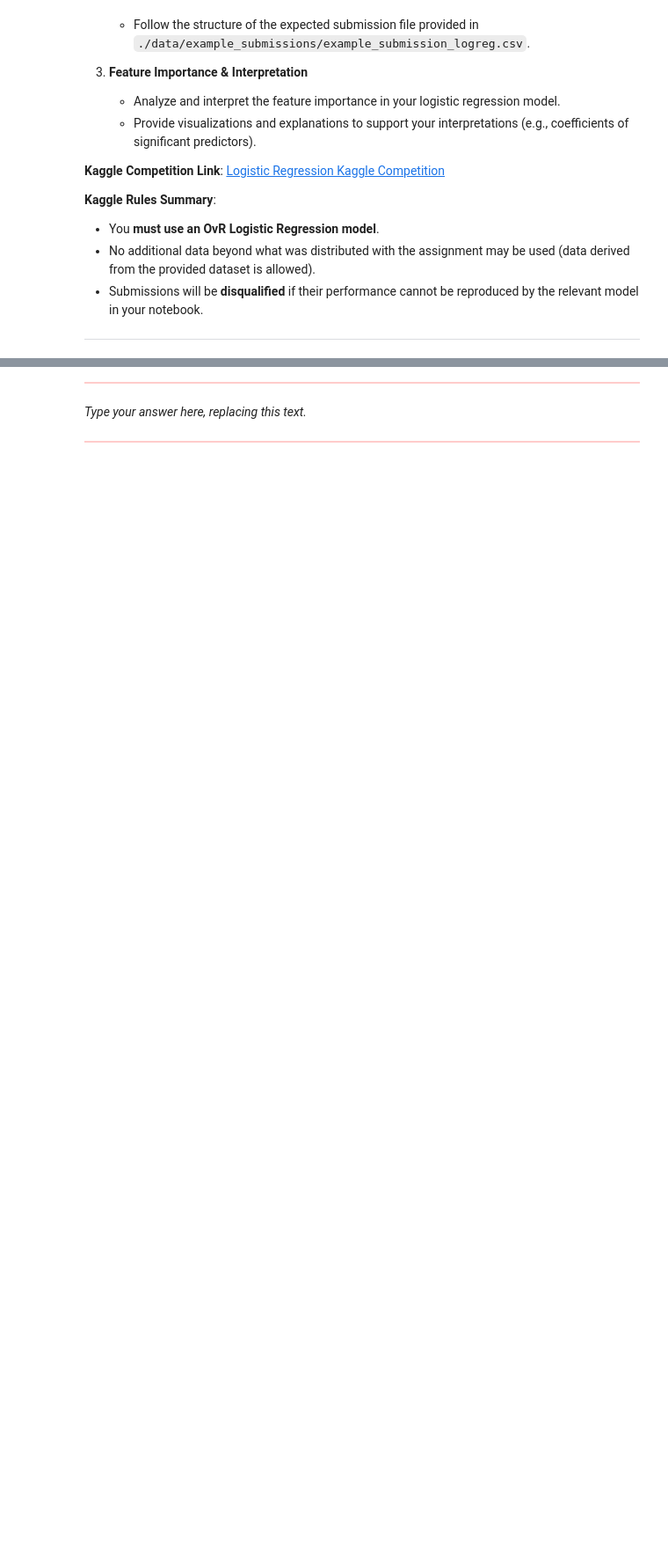
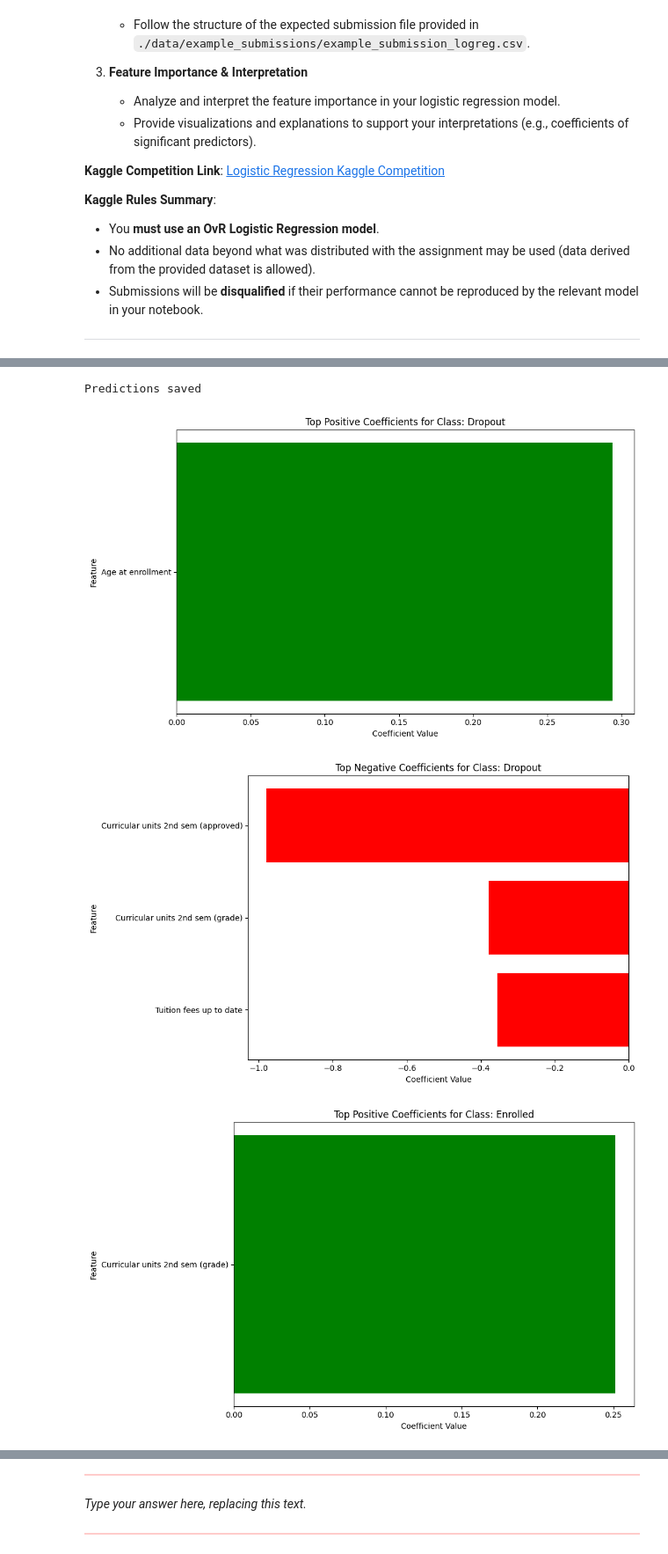
Before and after one commit to mdkrasnow/harvard, a Jupyter notebook: CS 109/cs1090a_hw5/cs1090a_hw5.ipynb, the cells around one changed output, grey strips where cells are left out. Shown at 88% size. Drawn from its saved outputs; the diff is of its cells as text; code cells hidden in the pictures; blank space fills up the shorter version.

```diff
--- a/CS 109/cs1090a_hw5/cs1090a_hw5.ipynb
+++ b/CS 109/cs1090a_hw5/cs1090a_hw5.ipynb
@@ -195,0 +480,4 @@ Develop a One-vs-Rest Logistic Regression model to predict student outcomes. You
+# %%
+print("Best Parameters:", grid_search.best_params_)
+
+best_model = grid_search.best_estimator_
@@ -195,0 +486,69 @@ Develop a One-vs-Rest Logistic Regression model to predict student outcomes. You
+# %%
+test_predictions = best_model.predict(X_test_engineered)
+
+submission = pd.DataFrame({
+    'ID': X_test.index,
+    'LogReg_Predicted': test_predictions
+})
+
+submission.to_csv('./submissions/submission_logreg.csv', index=False)
+print("Predictions saved ")
+# %% [output]
+Predictions saved
+# %%
+# actually just see the parameters and visualize
+
+
+
+num_features = numeric_features
+
+bin_features = binary_features
+# one hot
+cat_transformer = best_model.named_steps['preprocessor'].transformers_[2][1]
+cat_features = cat_transformer.get_feature_names_out(categorical_features)
+
+
+
+
+
+
+feature_names = np.concatenate([num_features, bin_features, cat_features])
+coef_dict = {}
+
+for i, class_label in enumerate(best_model.named_steps['classifier'].classes_):
+    coef = best_model.named_steps['classifier'].estimators_[i].coef_.flatten()
+    coef_dict[class_label] = coef
+
+for class_label, coef in coef_dict.items():
+    coef_df = pd.DataFrame({
+        'Feature': feature_names,
+        'Coefficient': coef
+    })
+
+
+    coef_df['AbsCoefficient'] = np.abs(coef_df['Coefficient'])
+    coef_df_sorted = coef_df.sort_values(by='AbsCoefficient', ascending=False)
+    top_positive = coef_df_sorted[coef_df_sorted['Coefficient'] > 0].head(10)
+    plt.figure(figsize=(10, 6))
+    plt.barh(top_positive['Feature'], top_positive['Coefficient'], color='green')
+    plt.title(f'Top Positive Coefficients for Class: {class_label}')
+    plt.xlabel('Coefficient Value')
+    plt.ylabel('Feature')
+    plt.gca().invert_yaxis()
+    plt.tight_layout()
+    plt.show()
+
+    # top 10 negative coefficients
+    top_negative = coef_df_sorted[coef_df_sorted['Coefficient'] < 0].head(10)
+    plt.figure(figsize=(10, 6))
+    plt.barh(top_negative['Feature'], top_negative['Coefficient'], color='red')
+    plt.title(f'Top Negative Coefficients for Class: {class_label}')
+    plt.xlabel('Coefficient Value')
+    plt.ylabel('Feature')
+    plt.gca().invert_yaxis()
+    plt.tight_layout()
+    plt.show()
+# %% [output]
+[figure, added]
+[figure, added]
+[figure, added]
```
Also changed, not shown: parts of 30 cells of this notebook, 10 other files.
